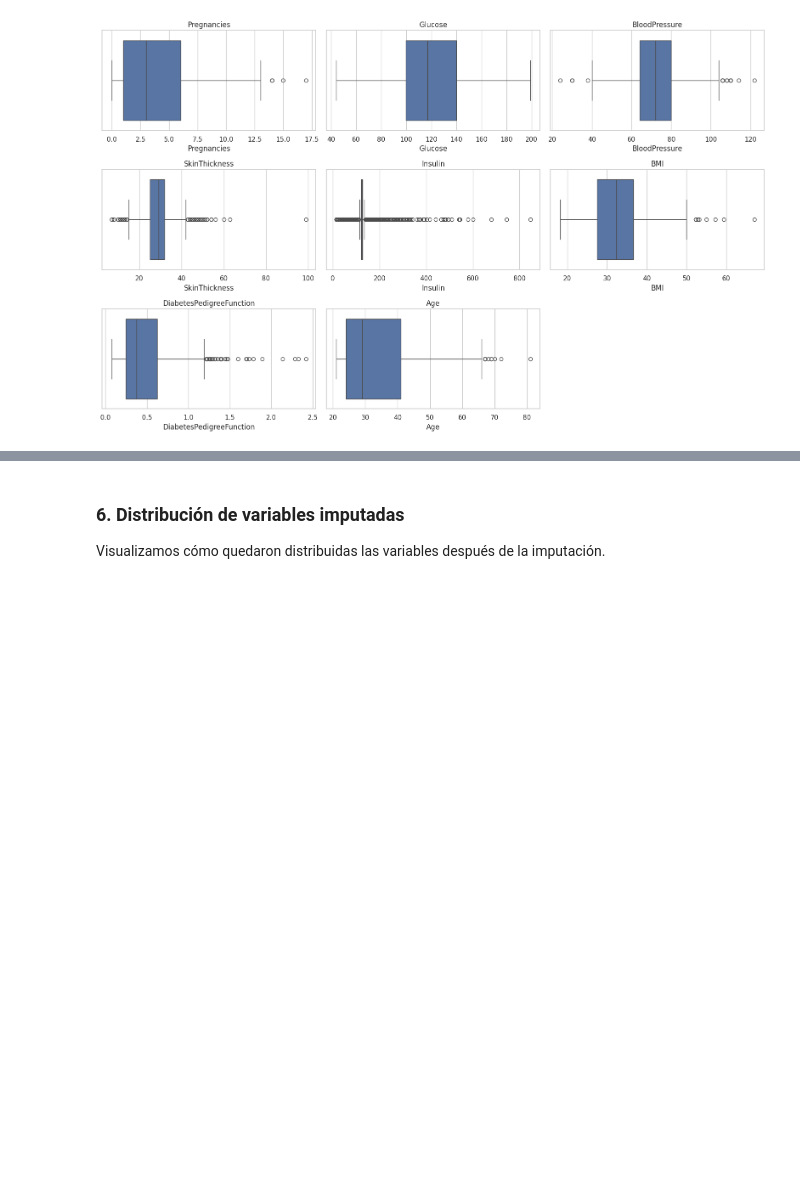
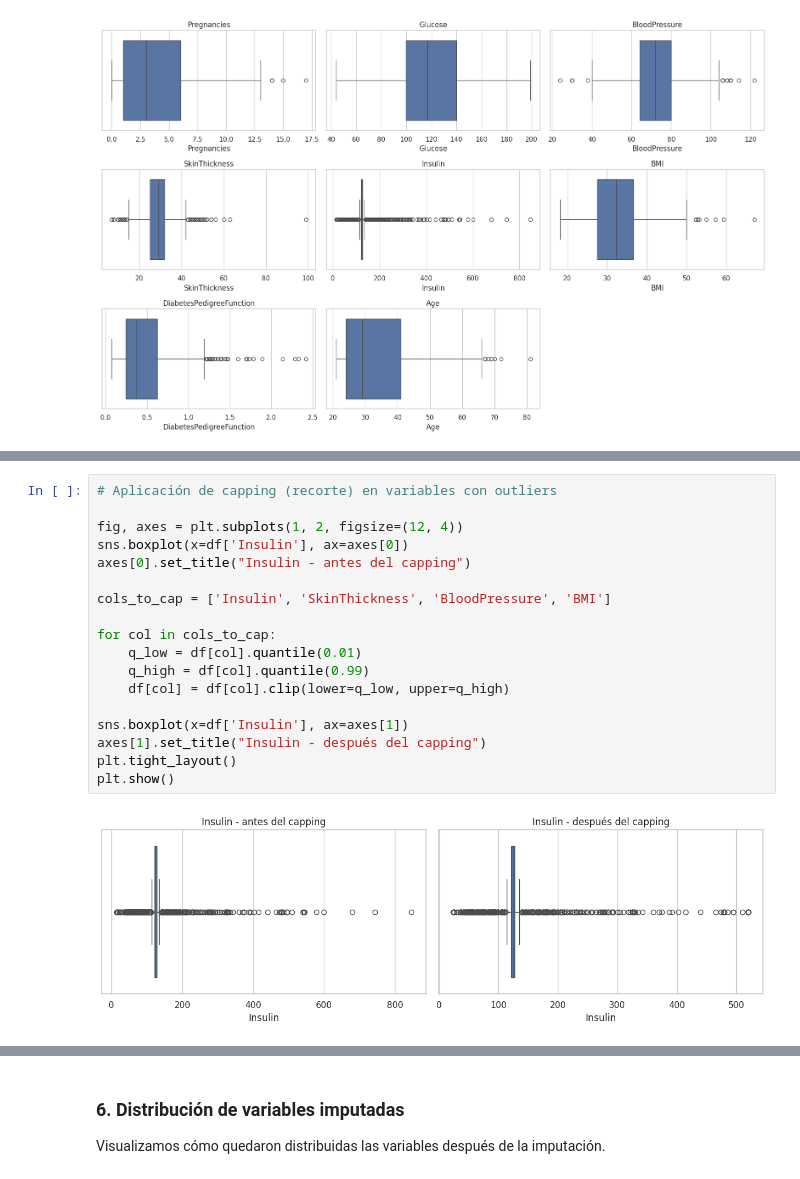
Before and after one commit to alexormx/mlflow-diabetes-prediction, a Jupyter notebook: notebooks/02_preprocessing.ipynb, the cells around one changed output, grey strips where cells are left out. Saved outputs shown, nothing was run; the diff lists cells and outputs as text; blank space fills up the shorter version.

```diff
--- a/notebooks/02_preprocessing.ipynb
+++ b/notebooks/02_preprocessing.ipynb
@@ -98,0 +111,20 @@ plt.show()
+# %%
+# Aplicación de capping (recorte) en variables con outliers
+
+fig, axes = plt.subplots(1, 2, figsize=(12, 4))
+sns.boxplot(x=df['Insulin'], ax=axes[0])
+axes[0].set_title("Insulin - antes del capping")
+
+cols_to_cap = ['Insulin', 'SkinThickness', 'BloodPressure', 'BMI']
+
+for col in cols_to_cap:
+    q_low = df[col].quantile(0.01)
+    q_high = df[col].quantile(0.99)
+    df[col] = df[col].clip(lower=q_low, upper=q_high)
+
+sns.boxplot(x=df['Insulin'], ax=axes[1])
+axes[1].set_title("Insulin - después del capping")
+plt.tight_layout()
+plt.show()
+# %% [output]
+[figure, added]
```
Also changed, not shown: parts of 9 cells of this notebook.
